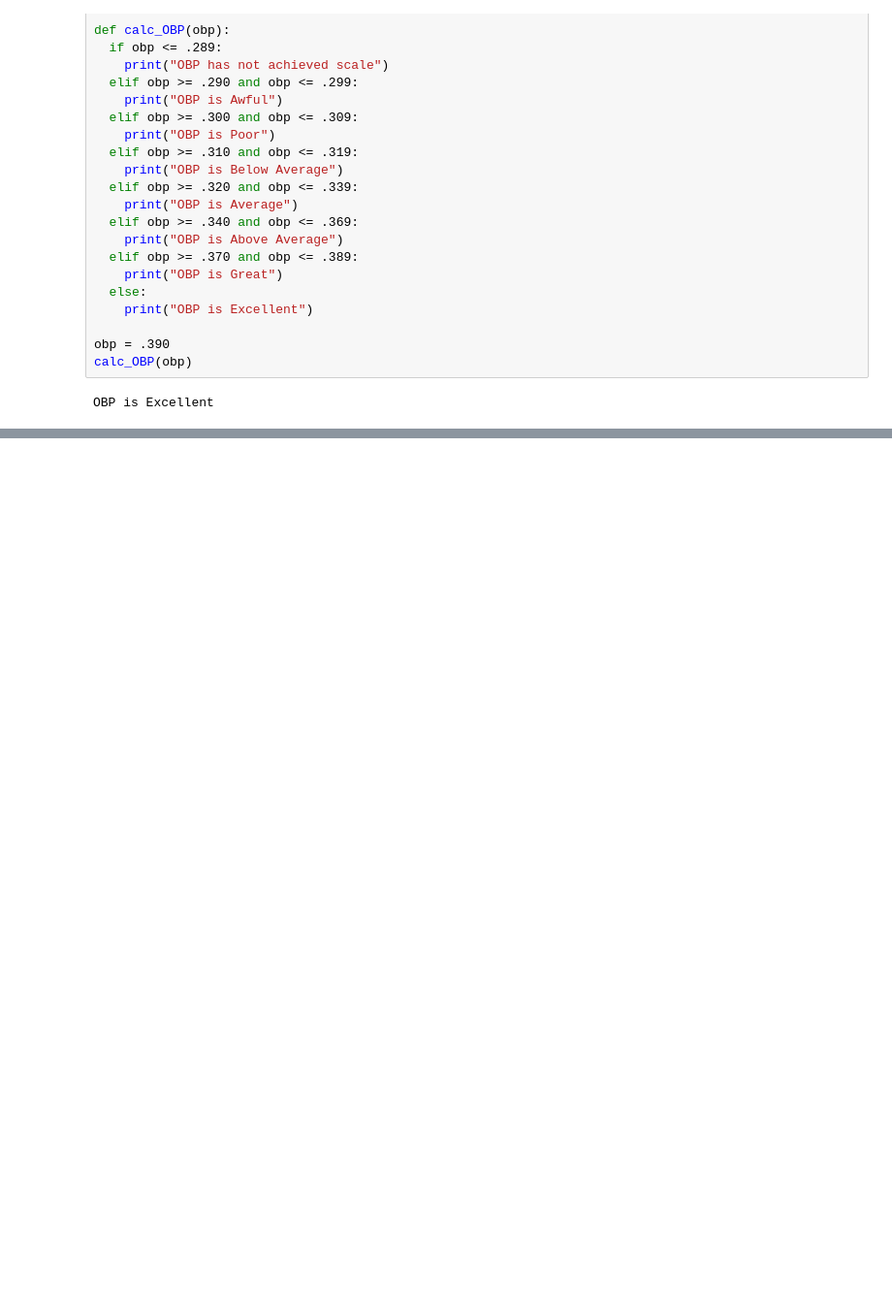
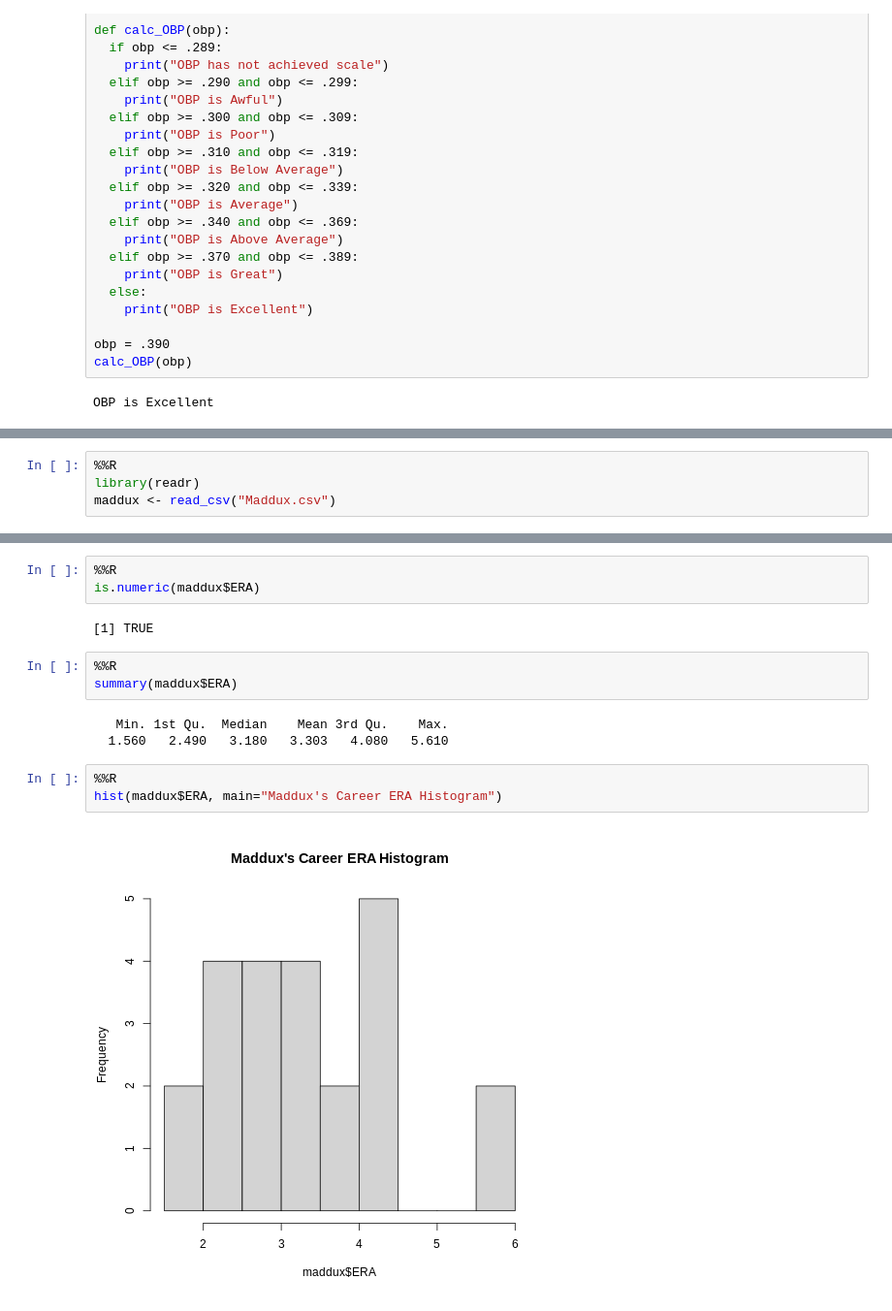
Before and after one commit to JScottLopez/Softball, a Jupyter notebook: Softball.ipynb, the cells around one changed output, grey strips where cells are left out. Shown at 97% size. Cells and saved outputs as stored; diff of their text form; blank space fills up the shorter version.

```diff
--- a/Softball.ipynb
+++ b/Softball.ipynb
@@ -38,0 +35,4 @@ OBP is Excellent
+# %%
+%%R
+library(readr)
+maddux <- read_csv("Maddux.csv")
@@ -38,0 +48,16 @@ OBP is Excellent
+# %%
+%%R
+is.numeric(maddux$ERA)
+# %% [output]
+[1] TRUE
+# %%
+%%R
+summary(maddux$ERA)
+# %% [output]
+   Min. 1st Qu.  Median    Mean 3rd Qu.    Max.
+  1.560   2.490   3.180   3.303   4.080   5.610
+# %%
+%%R
+hist(maddux$ERA, main="Maddux's Career ERA Histogram")
+# %% [output]
+[figure, added]
```
Also changed, not shown: parts of 5 cells of this notebook.
